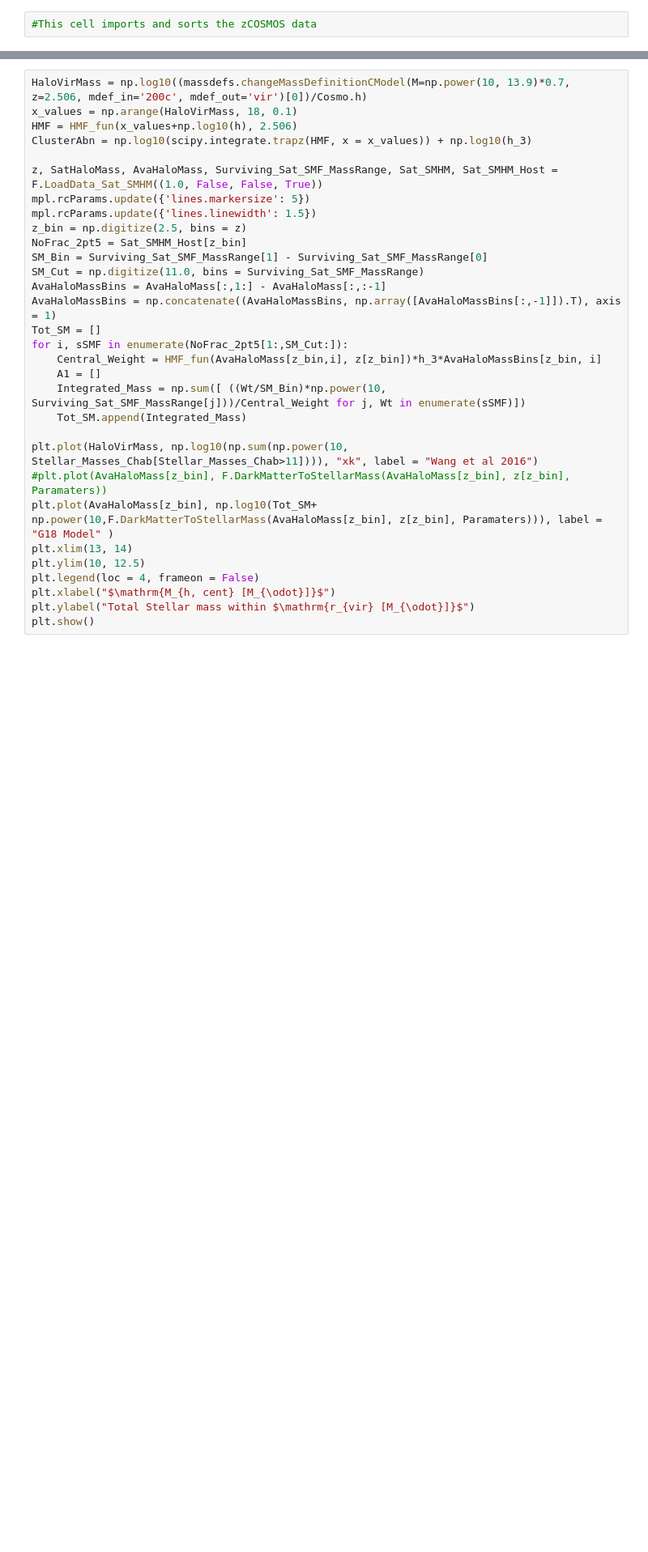
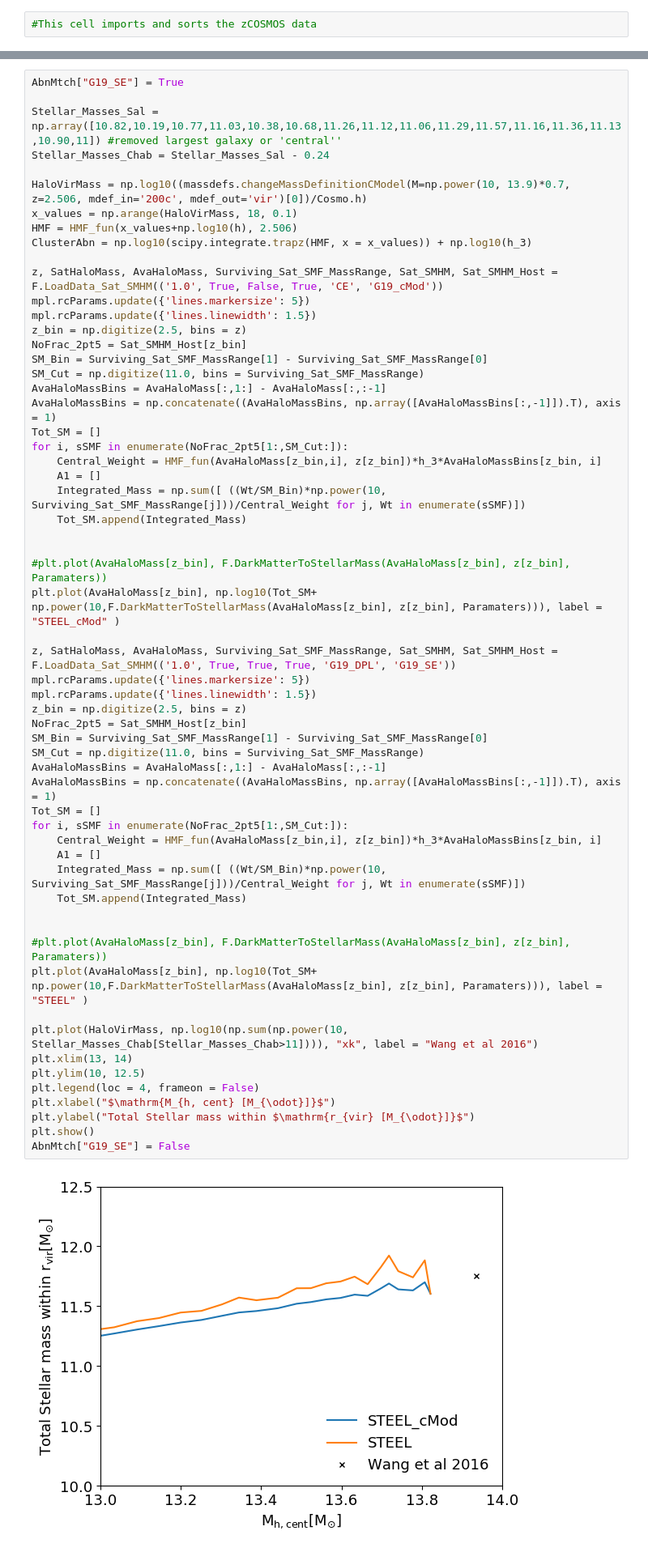
Before and after one commit to PipGrylls/STEEL, a Jupyter notebook: Notebooks/Plots/High_z_Clus_Plots_Paper2.ipynb, the cells around one changed output, grey strips where cells are left out. Shown at 81% size. Drawn from its saved outputs; the diff is of its cells as text; blank space fills up the shorter version.

Commit message:
Minor fixes and plot tweaks, this commit is before a major change too postprocessing

```diff
--- a/Notebooks/Plots/High_z_Clus_Plots_Paper2.ipynb
+++ b/Notebooks/Plots/High_z_Clus_Plots_Paper2.ipynb
@@ -390,34 +394,64 @@ plt.show()
 # %%
+AbnMtch["G19_SE"] = True
+
+Stellar_Masses_Sal = np.array([10.82,10.19,10.77,11.03,10.38,10.68,11.26,11.12,11.06,11.29,11.57,11.16,11.36,11.13,10.90,11]) #removed largest galaxy or 'central''
+Stellar_Masses_Chab = Stellar_Masses_Sal - 0.24
+
 HaloVirMass = np.log10((massdefs.changeMassDefinitionCModel(M=np.power(10, 13.9)*0.7, z=2.506, mdef_in='200c', mdef_out='vir')[0])/Cosmo.h)
 x_values = np.arange(HaloVirMass, 18, 0.1)
 HMF = HMF_fun(x_values+np.log10(h), 2.506)
 ClusterAbn = np.log10(scipy.integrate.trapz(HMF, x = x_values)) + np.log10(h_3)
 
-z, SatHaloMass, AvaHaloMass, Surviving_Sat_SMF_MassRange, Sat_SMHM, Sat_SMHM_Host = F.LoadData_Sat_SMHM((1.0, False, False, True))
+z, SatHaloMass, AvaHaloMass, Surviving_Sat_SMF_MassRange, Sat_SMHM, Sat_SMHM_Host = F.LoadData_Sat_SMHM(('1.0', True, False, True, 'CE', 'G19_cMod'))
 mpl.rcParams.update({'lines.markersize': 5})
 mpl.rcParams.update({'lines.linewidth': 1.5})
 z_bin = np.digitize(2.5, bins = z)
 NoFrac_2pt5 = Sat_SMHM_Host[z_bin]
 SM_Bin = Surviving_Sat_SMF_MassRange[1] - Surviving_Sat_SMF_MassRange[0]
 SM_Cut = np.digitize(11.0, bins = Surviving_Sat_SMF_MassRange)
 AvaHaloMassBins = AvaHaloMass[:,1:] - AvaHaloMass[:,:-1]
 AvaHaloMassBins = np.concatenate((AvaHaloMassBins, np.array([AvaHaloMassBins[:,-1]]).T), axis = 1)
 Tot_SM = []
 for i, sSMF in enumerate(NoFrac_2pt5[1:,SM_Cut:]):
     Central_Weight = HMF_fun(AvaHaloMass[z_bin,i], z[z_bin])*h_3*AvaHaloMassBins[z_bin, i]
     A1 = []
     Integrated_Mass = np.sum([ ((Wt/SM_Bin)*np.power(10, Surviving_Sat_SMF_MassRange[j]))/Central_Weight for j, Wt in enumerate(sSMF)])
     Tot_SM.append(Integrated_Mass)
 
+
+#plt.plot(AvaHaloMass[z_bin], F.DarkMatterToStellarMass(AvaHaloMass[z_bin], z[z_bin], Paramaters))
+plt.plot(AvaHaloMass[z_bin], np.log10(Tot_SM+ np.power(10,F.DarkMatterToStellarMass(AvaHaloMass[z_bin], z[z_bin], Paramaters))), label = "STEEL_cMod" )
+
+z, SatHaloMass, AvaHaloMass, Surviving_Sat_SMF_MassRange, Sat_SMHM, Sat_SMHM_Host = F.LoadData_Sat_SMHM(('1.0', True, True, True, 'G19_DPL', 'G19_SE'))
+mpl.rcParams.update({'lines.markersize': 5})
+mpl.rcParams.update({'lines.linewidth': 1.5})
+z_bin = np.digitize(2.5, bins = z)
+NoFrac_2pt5 = Sat_SMHM_Host[z_bin]
+SM_Bin = Surviving_Sat_SMF_MassRange[1] - Surviving_Sat_SMF_MassRange[0]
+SM_Cut = np.digitize(11.0, bins = Surviving_Sat_SMF_MassRange)
+AvaHaloMassBins = AvaHaloMass[:,1:] - AvaHaloMass[:,:-1]
+AvaHaloMassBins = np.concatenate((AvaHaloMassBins, np.array([AvaHaloMassBins[:,-1]]).T), axis = 1)
+Tot_SM = []
+for i, sSMF in enumerate(NoFrac_2pt5[1:,SM_Cut:]):
+    Central_Weight = HMF_fun(AvaHaloMass[z_bin,i], z[z_bin])*h_3*AvaHaloMassBins[z_bin, i]
+    A1 = []
+    Integrated_Mass = np.sum([ ((Wt/SM_Bin)*np.power(10, Surviving_Sat_SMF_MassRange[j]))/Central_Weight for j, Wt in enumerate(sSMF)])
+    Tot_SM.append(Integrated_Mass)
+
+
+#plt.plot(AvaHaloMass[z_bin], F.DarkMatterToStellarMass(AvaHaloMass[z_bin], z[z_bin], Paramaters))
+plt.plot(AvaHaloMass[z_bin], np.log10(Tot_SM+ np.power(10,F.DarkMatterToStellarMass(AvaHaloMass[z_bin], z[z_bin], Paramaters))), label = "STEEL" )
+
 plt.plot(HaloVirMass, np.log10(np.sum(np.power(10, Stellar_Masses_Chab[Stellar_Masses_Chab>11]))), "xk", label = "Wang et al 2016")
-#plt.plot(AvaHaloMass[z_bin], F.DarkMatterToStellarMass(AvaHaloMass[z_bin], z[z_bin], Paramaters))
-plt.plot(AvaHaloMass[z_bin], np.log10(Tot_SM+ np.power(10,F.DarkMatterToStellarMass(AvaHaloMass[z_bin], z[z_bin], Paramaters))), label = "G18 Model" )
 plt.xlim(13, 14)
 plt.ylim(10, 12.5)
 plt.legend(loc = 4, frameon = False)
 plt.xlabel("$\mathrm{M_{h, cent} [M_{\odot}]}$")
 plt.ylabel("Total Stellar mass within $\mathrm{r_{vir} [M_{\odot}]}$")
 plt.show()
+AbnMtch["G19_SE"] = False
+# %% [output]
+[figure, added]
 # %% [markdown]
 Wen and Han
 # %%
```
Also changed, not shown: parts of 13 cells of this notebook, 8 other files.
